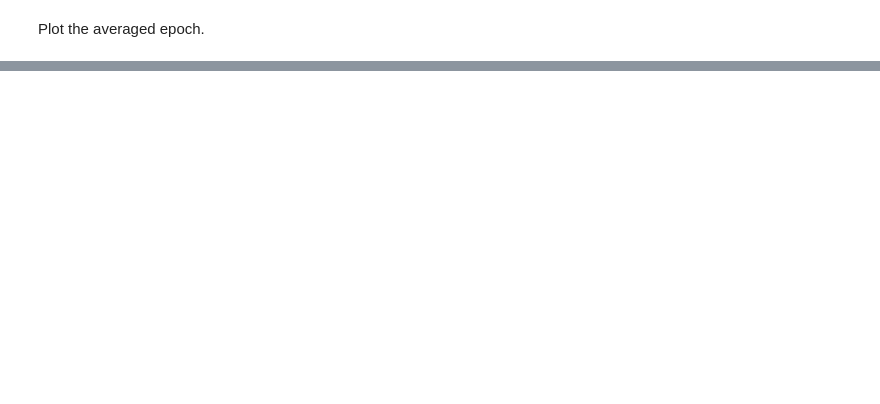
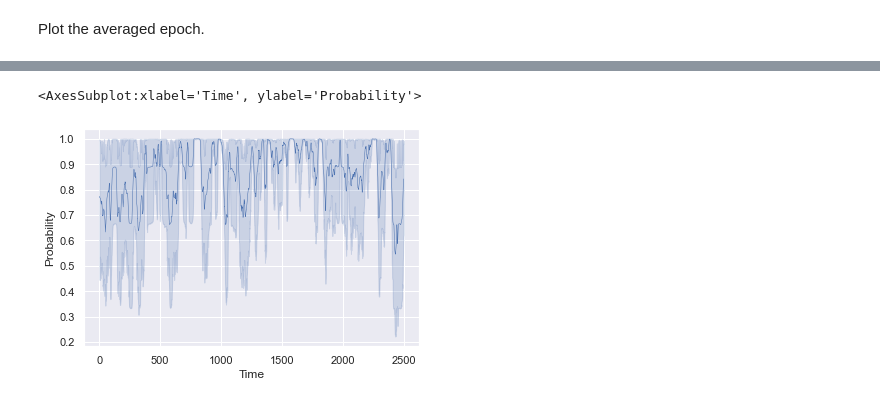
Before and after one commit to lukasgehrke/2021-fastReach, a Jupyter notebook: analyses/Willy_tests/Willy_tests.ipynb, the cells around one changed output, grey strips where cells are left out. Saved outputs shown, nothing was run; the diff lists cells and outputs as text; code cells hidden in the pictures; blank space fills up the shorter version.

```diff
--- a/analyses/Willy_tests/Willy_tests.ipynb
+++ b/analyses/Willy_tests/Willy_tests.ipynb
@@ -460,0 +486,5 @@ for i in move[:9]:
+# %%
+sns.lineplot(data=a_vel_acc, x='Time', y='Probability')
+# %% [output]
+<AxesSubplot:xlabel='Time', ylabel='Probability'>
+[figure, added]
```
Also changed, not shown: parts of 14 cells of this notebook.
